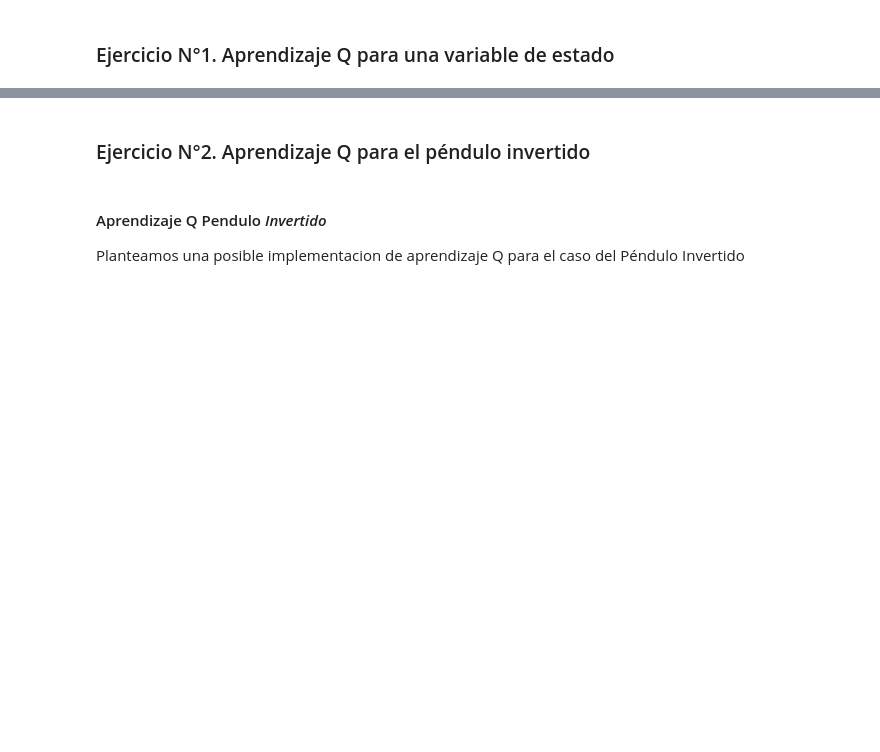
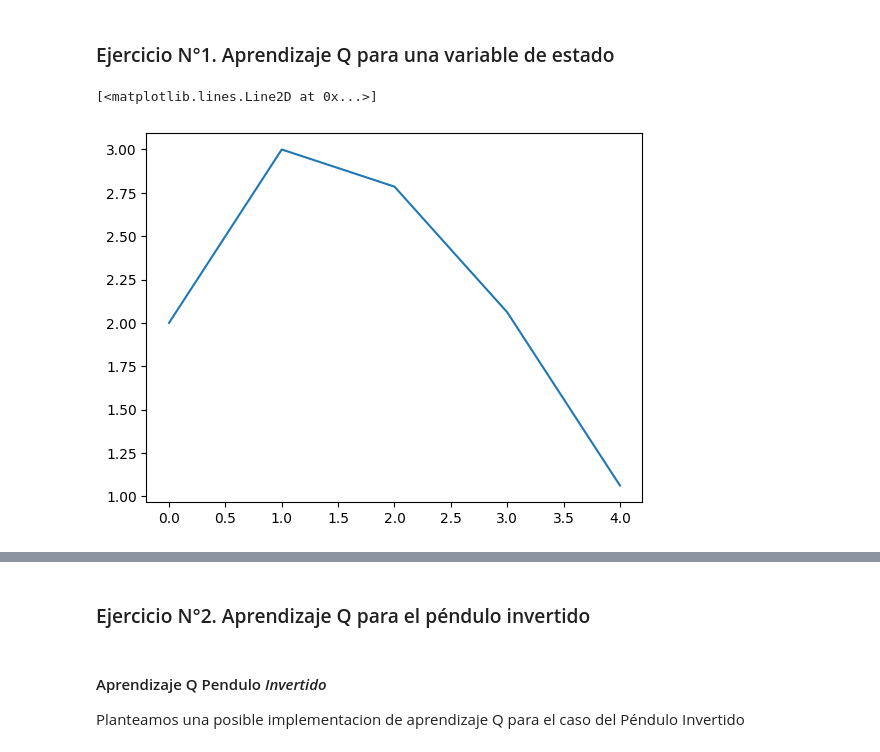
Before and after one commit to enriquecorimayo/Control_Optimo_2024, a Jupyter notebook: Actividad_3/Actividad3_Corimayo_Enrique.ipynb, the cells around one changed output, grey strips where cells are left out. Drawn from its saved outputs; the diff is of its cells as text; code cells hidden in the pictures; blank space fills up the shorter version.

```diff
--- a/Actividad_3/Actividad3_Corimayo_Enrique.ipynb
+++ b/Actividad_3/Actividad3_Corimayo_Enrique.ipynb
@@ -15,7 +15,7 @@ umin, umax = -1, 1
 # Inicialización de datos
 np.random.seed(0)
 equis1 = 3 * np.random.rand(TM)
-tiempo = np.ceil((etapas - 1) * np.random.rand(TM)).astype(int)
+tiempo = np.ceil((etapas ) * np.random.rand(TM)).astype(int)
 M_est = np.array([tiempo, equis1])
 Au = (umax - umin) / (Mmax - 1)
 uf = [umin + Au * i for i in range(Mmax)]
@@ -31,13 +31,13 @@ Ya = np.zeros(TM)
 # %%
 # Función look up table
 def pol_tab_mu1(entrada, M_est, Ya):
-    diff = np.abs((entrada[0] - M_est[0, :]) / 3) + np.abs((entrada[1] - M_est[1, :]) / 6)
+    diff = np.abs((entrada[0] - M_est[0, :]) / 3) + np.abs((entrada[1] - M_est[1, :]) / 5)
     in_index = np.argmin(diff)
     return Ya[in_index]
 # Modelo
 def mopdm(k, x, u):
     # Placeholder for mopdm function
-    return x + (2 - 2 * x + 5 / 4 * x**2 - 1 / 4 * x**3) * u
+    return x + (2 - 2*x + 5/4*x**2 - 1/4*x**3)*u
 # Función de Costo
 def indice(k, x, u):
     # Placeholder for indice function
@@ -86,6 +88,20 @@ for iterac in range(15):
 
     costo[-1] += abs(sal[-1] - vfinal)
     evoluc.append(costo[-1])
+# %%
+sal = [CI]
+acc=[0]
+costo = [0]
+for k in range(etapas - 1):
+    entrada = [k+1, sal[k]]
+    consigna = pol_tab_mu1(entrada, M_est, Ya)
+    acc.append(consigna)
+    sal.append(mopdm(k, sal[k], consigna))
+    costo.append(costo[k] + indice(k, sal[k], consigna))
+plt.plot(sal)
+# %% [output]
+[<matplotlib.lines.Line2D at 0x...>]
+[figure, added]
 # %%
 # Resultados
 costo_results = np.zeros((4, etapas))
```
Also changed, not shown: parts of 5 cells of this notebook.
